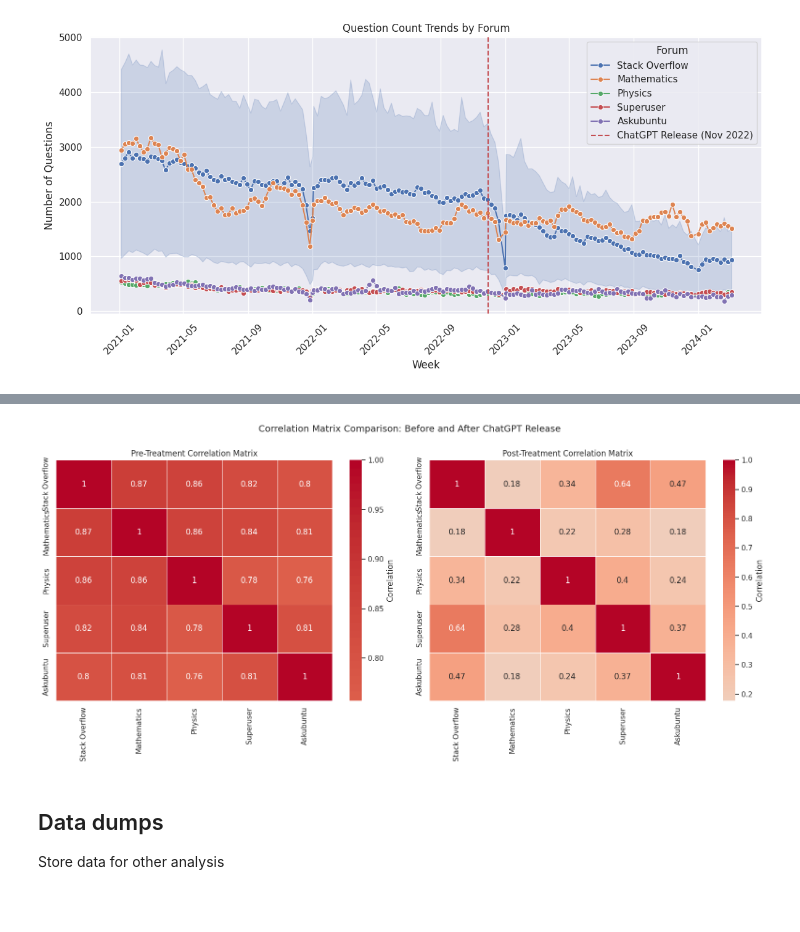
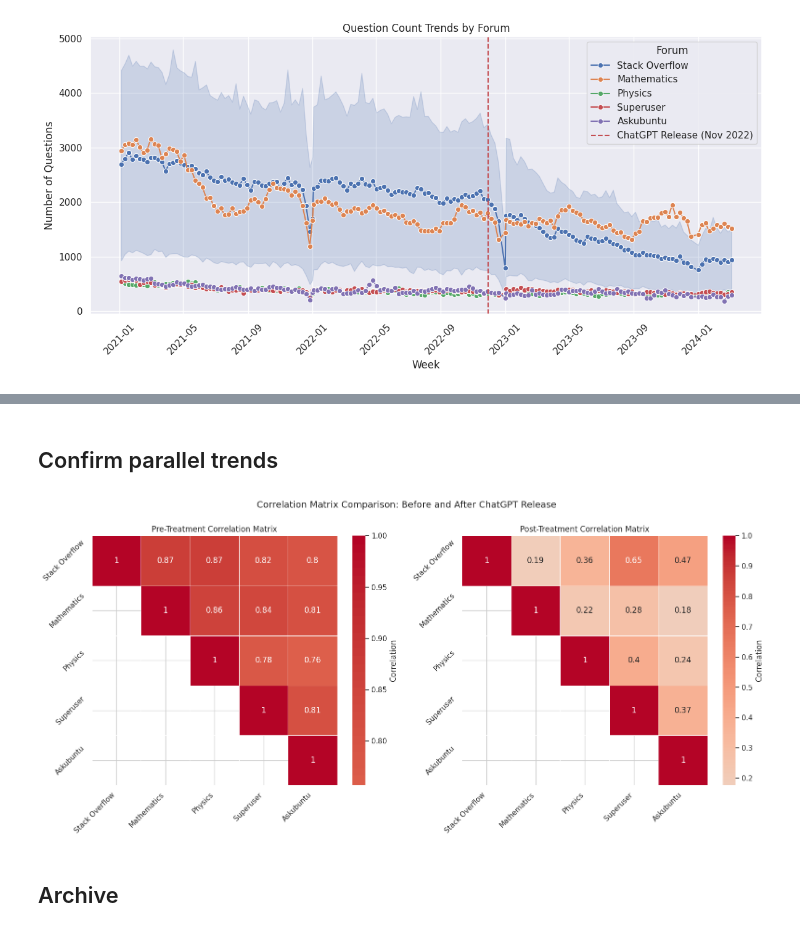
Before and after one commit to m9o8/bse_tm_final, a Jupyter notebook: code/2_1_intro.ipynb, the cells around one changed output, grey strips where cells are left out. Drawn from its saved outputs; the diff is of its cells as text; code cells hidden in the pictures; blank space fills up the shorter version.

```diff
--- a/code/2_1_intro.ipynb
+++ b/code/2_1_intro.ipynb
@@ -822,13 +458,34 @@ T-Statistic: -8.7548, P-Value: 0.0000
+# %% [markdown]
+## Confirm parallel trends
 # %%
-# 13. Create subfigures for pre-treatment and post-treatment correlation matrices
+# 7. Create subfigures for pre-treatment and post-treatment correlation matrices
+
+sns.set_style("whitegrid")
+
 fig, axes = plt.subplots(1, 2, figsize=(16, 7))
 
-all_forums_weekly_transformed1 = pl.from_pandas(pivoted_data)
+order = {
+    "Stack Overflow": 0,
+    "Mathematics": 1,
+    "Physics": 2,
+    "Superuser": 3,
+    "Askubuntu": 4,
+}
+
+all_forums_weekly_transformed1 = (
+    all_forums_weekly_transformed.group_by(["week_start", "forum"])
+    .agg(pl.sum(["question_count", "log_question_count", "indexed_count"]))
+    .with_columns(pl.col("forum").replace(order).alias("__order"))
+    .sort("__order")
+    .drop("__order")
+    .pivot(
+        on="forum",
+        values=["question_count", "log_question_count", "indexed_count"],
+    )
+)
 
 # Specify which transformation to use
-cat = (
-    "_log_question_count"  # "_indexed_count"  # Use indexed count for better comparison
-)
+cat = "log_question_count_"
 correlation_cols = [x for x in all_forums_weekly_transformed1.columns if cat in x]
 labels = [x.replace(cat, "") for x in correlation_cols]
 
@@ -837,6 +494,8 @@ pre_data = all_forums_weekly_transformed1.filter(
     pl.col("week_start") <= treatment_date
 ).drop_nans()
 pre_corr = pre_data.select(correlation_cols).corr()
+
+mask = np.tril(np.ones_like(pre_corr.to_numpy()), k=-1)
 
 sns.heatmap(
     pre_corr,
@@ -848,39 +507,42 @@ sns.heatmap(
     xticklabels=labels,
     yticklabels=labels,
     ax=axes[0],
+    mask=mask,
 )
 axes[0].set_title("Pre-Treatment Correlation Matrix")
 
 # Post-treatment correlation matrix
 post_data = all_forums_weekly_transformed1.filter(
     pl.col("week_start") > treatment_date
 ).drop_nans()
 post_corr = post_data.select(correlation_cols).corr()
 
 sns.heatmap(
     post_corr,
     annot=True,
     cmap="coolwarm",
     center=0,
     linewidths=0.5,
     cbar_kws={"label": "Correlation"},
     xticklabels=labels,
     yticklabels=labels,
     ax=axes[1],
+    mask=mask,
 )
 axes[1].set_title("Post-Treatment Correlation Matrix")
+
+axes[0].set_xticklabels(labels, rotation=45, ha="right")
+axes[1].set_xticklabels(labels, rotation=45, ha="right")
+axes[0].set_yticklabels(labels, rotation=45, ha="right")
+axes[1].set_yticklabels(labels, rotation=45, ha="right")
 
 plt.tight_layout()
 plt.suptitle(
     "Correlation Matrix Comparison: Before and After ChatGPT Release",
     y=1.05,
     fontsize=14,
 )
 plt.savefig("../imgs/pre-post_correlation_matrices.svg")
 plt.show()
 # %% [output]
-[figure, old version]
+[figure, new version]
-# %% [markdown]
-## Data dumps
-
-Store data for other analysis
@@ -932,3 +549,5 @@ df_stata.drop(["avg_score", "avg_views", "avg_comments"]).to_pandas().to_stata(
+# %% [markdown]
+## Archive
 # %%
 # Data for pysynthdid
 all_forums_weekly_transformed1 = all_forums_weekly_transformed.with_columns(
```
Also changed, not shown: parts of 18 cells of this notebook, 3 other files.
